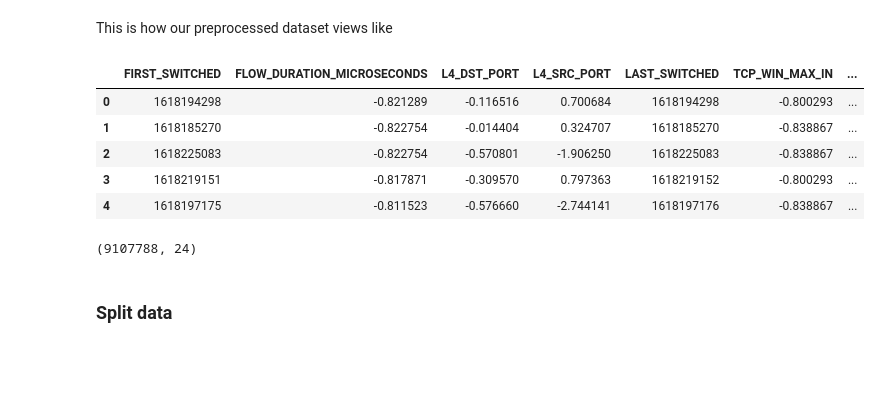
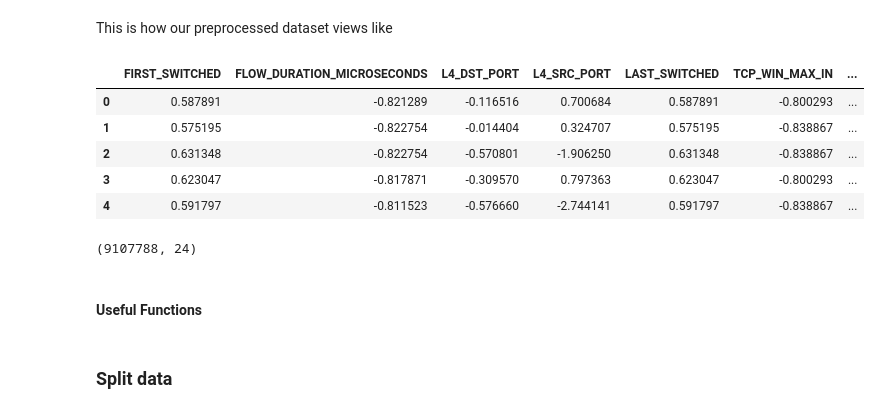
Before and after one commit to gusmendez99/sds-project-1, a Jupyter notebook: Models.ipynb, the cells around one changed output. Saved outputs shown, nothing was run; the diff lists cells and outputs as text; code cells hidden in the pictures; blank space fills up the shorter version.

Commit message:
[REF] functions

```diff
--- a/Models.ipynb
+++ b/Models.ipynb
@@ -42,15 +42,17 @@ del chunk_samples
 # %% [markdown]
 This is how our preprocessed dataset views like
 # %%
-df.head()
+df.head():
 # %% [output]
 |  | FIRST_SWITCHED | FLOW_DURATION_MICROSECONDS | L4_DST_PORT | L4_SRC_PORT | LAST_SWITCHED | TCP_WIN_MAX_IN | ... |
-| 0 | 1618194298 | -0.821289 | -0.116516 | 0.700684 | 1618194298 | -0.800293 | ... |
-| 1 | 1618185270 | -0.822754 | -0.014404 | 0.324707 | 1618185270 | -0.838867 | ... |
-| 2 | 1618225083 | -0.822754 | -0.570801 | -1.906250 | 1618225083 | -0.838867 | ... |
-| 3 | 1618219151 | -0.817871 | -0.309570 | 0.797363 | 1618219152 | -0.800293 | ... |
-| 4 | 1618197175 | -0.811523 | -0.576660 | -2.744141 | 1618197176 | -0.838867 | ... |
+| 0 | 0.587891 | -0.821289 | -0.116516 | 0.700684 | 0.587891 | -0.800293 | ... |
+| 1 | 0.575195 | -0.822754 | -0.014404 | 0.324707 | 0.575195 | -0.838867 | ... |
+| 2 | 0.631348 | -0.822754 | -0.570801 | -1.906250 | 0.631348 | -0.838867 | ... |
+| 3 | 0.623047 | -0.817871 | -0.309570 | 0.797363 | 0.623047 | -0.800293 | ... |
+| 4 | 0.591797 | -0.811523 | -0.576660 | -2.744141 | 0.591797 | -0.838867 | ... |
 # %%
 df.shape
 # %% [output]
 (9107788, 24)
+# %% [markdown]
+#### Useful Functions
```
Also changed, not shown: parts of 20 cells of this notebook.
